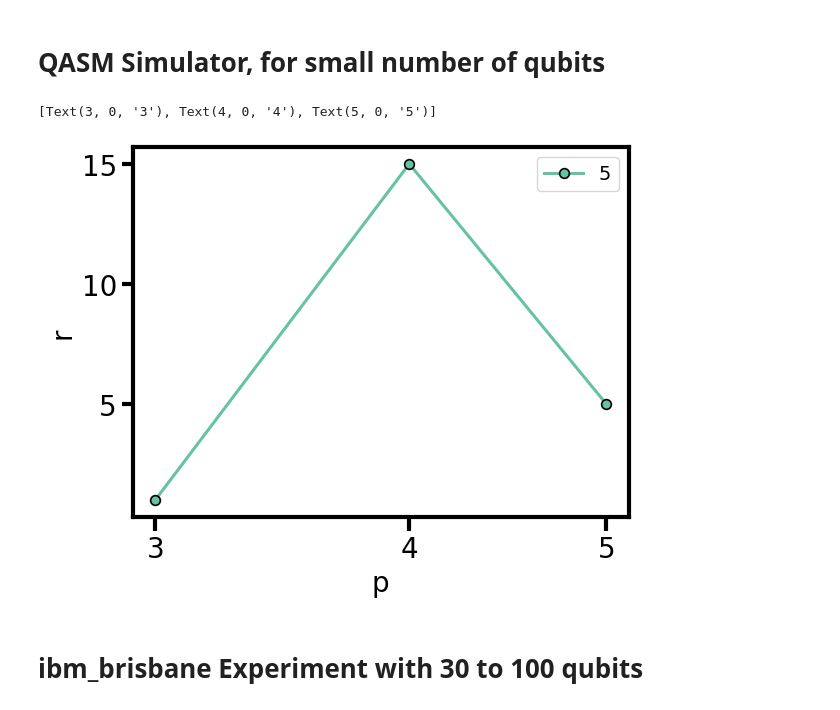
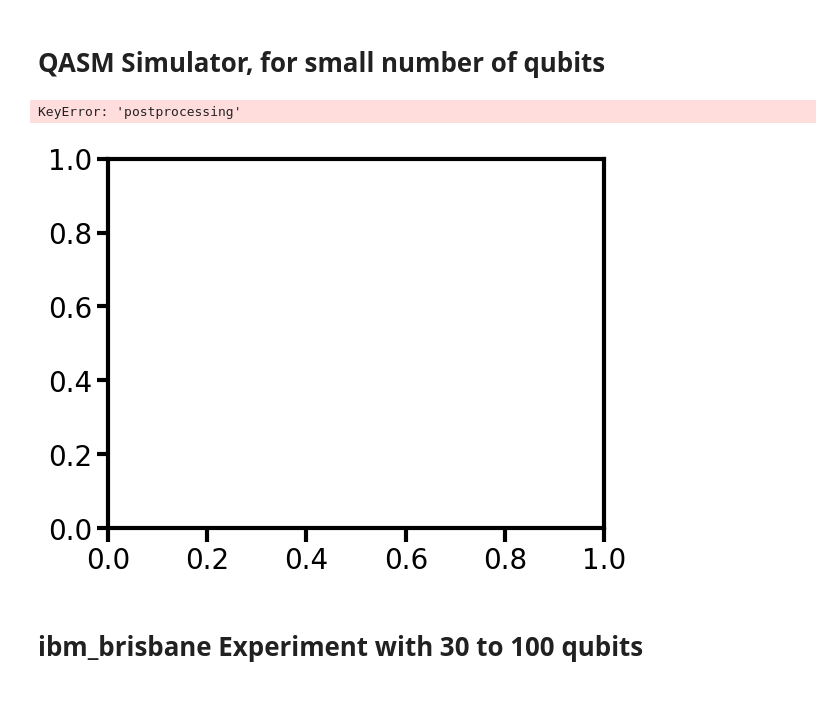
Before and after one commit to makansij/LABS_on_LR-QAOA_Benchmarking, a Jupyter notebook: 1D-Chain-Figures_LABS.ipynb, the cells around one changed output. Drawn from its saved outputs; the diff is of its cells as text; code cells hidden in the pictures.

Commit message:
committing before making changes to postprocessing

```diff
--- a/1D-Chain-Figures_LABS.ipynb
+++ b/1D-Chain-Figures_LABS.ipynb
@@ -35,36 +35,36 @@ cm_colors = plt.get_cmap('Set2')
 import numpy as np
 import matplotlib.pyplot as plt
 
-nqs = [5]  # update with your LABS sizes
+nqs = [5,6]  # update with your LABS sizes
 backend_name = "qasm_simulator"
 extra = ""  # set to whatever you used, e.g. "_v1" or "_test"
 
 results_qasm = {
     nq: np.load(f"./Data/{backend_name}/{nq}_1D{extra}_LABS.npy", allow_pickle=True).item()
     for nq in nqs
 }
 
 colors = plt.get_cmap("Set2")
 fig, ax = plt.subplots()
 markers = {nq: "o" for nq in nqs}
 
 for nn, nq in enumerate(results_qasm.keys()):
     res_nq = results_qasm[nq]["postprocessing"]
     delta = results_qasm[nq]["Deltas"][0]
     ps = results_qasm[nq]["ps"]
     rs = [res_nq[delta][p]["r"] for p in ps]
     ax.plot(ps, rs, label=f"{nq}", marker=markers[nq],
             markeredgecolor="black", color=colors(nn), markersize=7)
 
 ax.set_ylabel("r")
 ax.set_xlabel("p")
 ax.legend()
 ax.set_xscale("log")
 ax.set_xticks(ps)
 ax.set_xticklabels(ps)
 # %% [output]
-[Text(3, 0, '3'), Text(4, 0, '4'), Text(5, 0, '5')]
+KeyError: 'postprocessing'
-[figure, old version]
+[figure, new version]
 # %% [markdown]
 # ibm_brisbane Experiment with 30 to 100 qubits
 # %%
```
Also changed, not shown: 2 other files.
